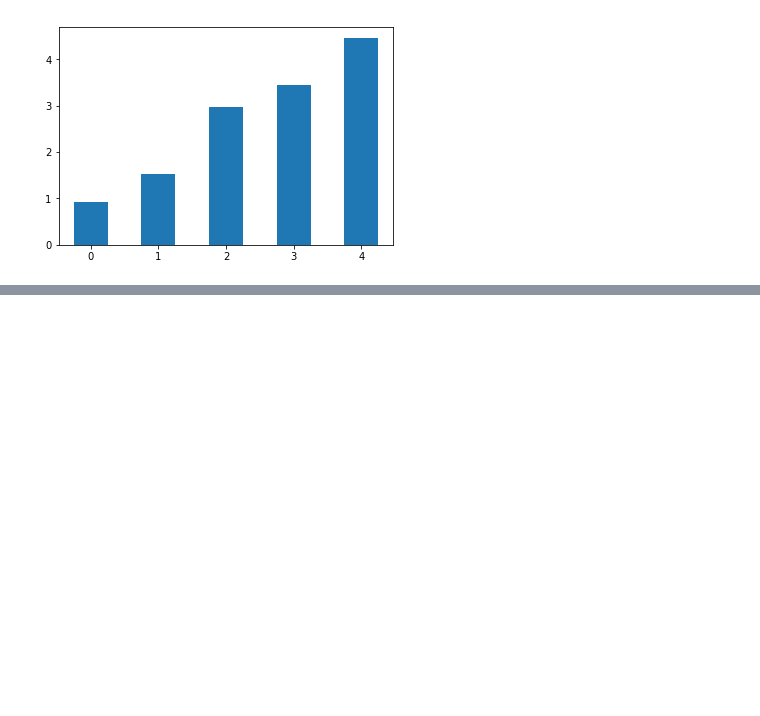
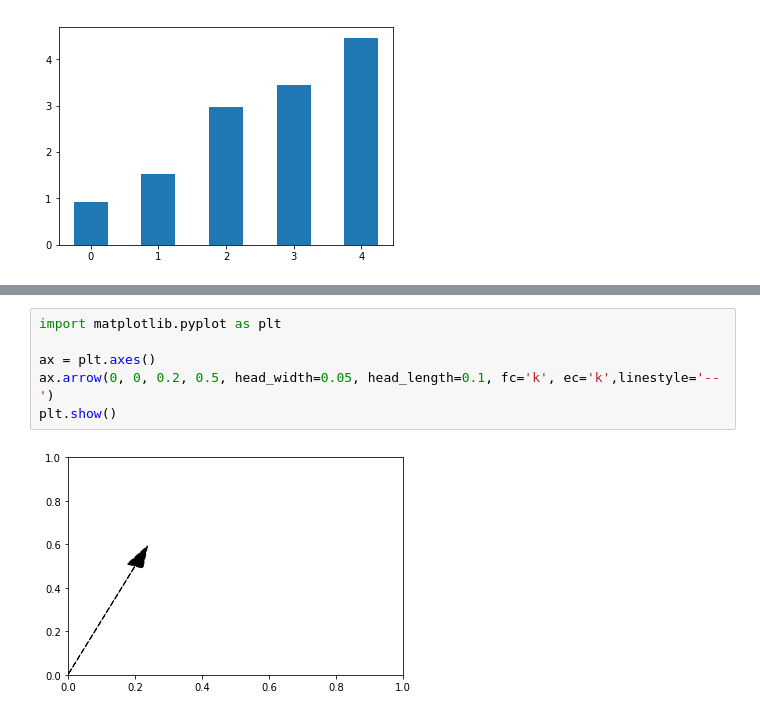
Before and after one commit to yogeshVU/matplotlib_apps, a Jupyter notebook: matplotlib_barchart.ipynb, the cells around one changed output, grey strips where cells are left out. Drawn from its saved outputs; the diff is of its cells as text; blank space fills up the shorter version.

```diff
--- a/matplotlib_barchart.ipynb
+++ b/matplotlib_barchart.ipynb
@@ -538,0 +636,8 @@ plt.show()
+# %%
+import matplotlib.pyplot as plt
+
+ax = plt.axes()
+ax.arrow(0, 0, 0.2, 0.5, head_width=0.05, head_length=0.1, fc='k', ec='k',linestyle='--')
+plt.show()
+# %% [output]
+[figure, added]
```
Also changed, not shown: parts of 7 cells of this notebook, 1 other file.
